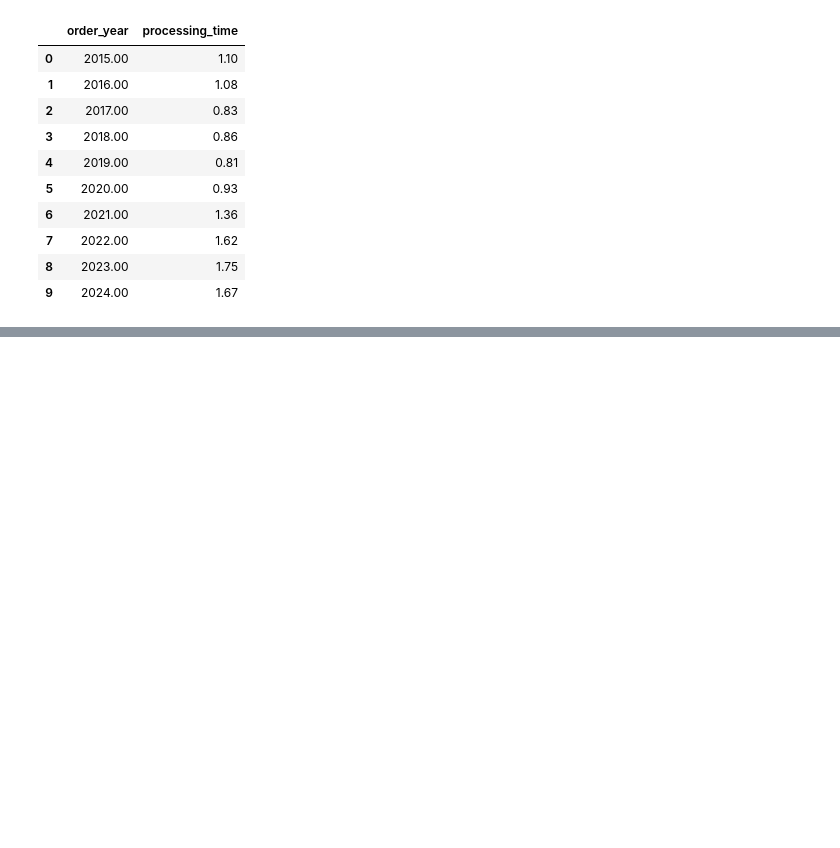
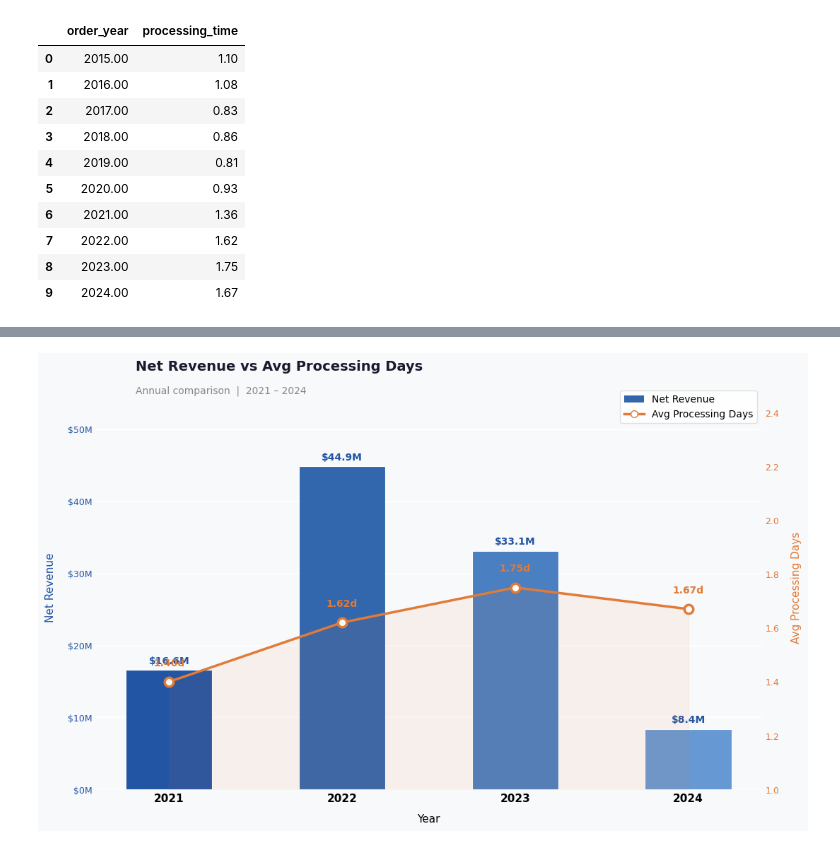
Before and after one commit to bonsoul/Data_Engineering101, a Jupyter notebook: DATE&TIME.ipynb, the cells around one changed output, grey strips where cells are left out. Cells and saved outputs as stored; diff of their text form; code cells hidden in the pictures; blank space fills up the shorter version.

```diff
--- a/DATE&TIME.ipynb
+++ b/DATE&TIME.ipynb
@@ -401,0 +422,87 @@ ORDER BY
+# %%
+
+data = {
+    'order_year': [2021, 2022, 2023, 2024],
+    'avg_processing_days': [1.40, 1.62, 1.75, 1.67],
+    'net_revenue': [16596240, 44864557, 33108566, 8396527],
+}
+
+df = pd.DataFrame(data)
+
+fig, ax1 = plt.subplots(figsize=(11, 6.5))
+fig.patch.set_facecolor('#f8f9fb')
+ax1.set_facecolor('#f8f9fb')
+
+# --- Gradient-effect bars using stacked thin bars ---
+bar_width = 0.5
+colors = ['#2255a4', '#3266ad', '#4a7fc1', '#6699d4']
+bars = ax1.bar(df['order_year'], df['net_revenue'], width=bar_width,
+               color=colors, edgecolor='white', linewidth=0.8,
+               zorder=3, label='Net Revenue')
+
+# --- Bar value labels ---
+for bar in bars:
+    h = bar.get_height()
+    ax1.text(bar.get_x() + bar.get_width()/2, h + 600000,
+             f'${h/1e6:.1f}M', ha='center', va='bottom',
+             fontsize=10, fontweight='bold', color='#2255a4')
+
+ax1.set_ylabel('Net Revenue', fontsize=11, color='#2255a4', labelpad=12)
+ax1.tick_params(axis='y', labelcolor='#2255a4', labelsize=9)
+ax1.yaxis.set_major_formatter(plt.FuncFormatter(lambda v, _: f'${v/1e6:.0f}M'))
+ax1.set_ylim(0, df['net_revenue'].max() * 1.25)
+ax1.set_xticks(df['order_year'])
+ax1.set_xticklabels(df['order_year'], fontsize=11, fontweight='bold')
+ax1.set_xlabel('Year', fontsize=11, labelpad=10)
+ax1.spines[['top', 'right', 'left', 'bottom']].set_visible(False)
+ax1.tick_params(axis='x', length=0)
+ax1.tick_params(axis='y', length=0)
+ax1.grid(axis='y', color='white', linewidth=1.5, zorder=0)
+
+# --- Line: Avg Processing Days ---
+ax2 = ax1.twinx()
+ax2.set_facecolor('#f8f9fb')
+
+ax2.plot(df['order_year'], df['avg_processing_days'],
+         color='#e07b39', linewidth=2.5, zorder=5,
+         marker='o', markersize=9, markerfacecolor='white',
+         markeredgecolor='#e07b39', markeredgewidth=2.5,
+         label='Avg Processing Days')
+
+# --- Shaded area under line ---
+ax2.fill_between(df['order_year'], df['avg_processing_days'],
+                 alpha=0.08, color='#e07b39', zorder=2)
+
+# --- Line value labels ---
+for x, y in zip(df['order_year'], df['avg_processing_days']):
+    ax2.text(x, y + 0.06, f'{y:.2f}d',
+             ha='center', fontsize=10, fontweight='bold', color='#e07b39')
+
+ax2.set_ylabel('Avg Processing Days', fontsize=11, color='#e07b39', labelpad=12)
+ax2.tick_params(axis='y', labelcolor='#e07b39', labelsize=9, length=0)
+ax2.set_ylim(1.0, 2.5)
+ax2.spines[['top', 'left', 'bottom', 'right']].set_visible(False)
+
+# --- Title & subtitle ---
+fig.text(0.13, 1.01, 'Net Revenue vs Avg Processing Days',
+         fontsize=14, fontweight='bold', color='#1a1a2e')
+fig.text(0.13, 0.96, 'Annual comparison  |  2021 – 2024',
+         fontsize=10, color='#888888')
+
+# --- Custom legend ---
+legend_elements = [
+    mpatches.Patch(facecolor='#3266ad', label='Net Revenue'),
+    plt.Line2D([0], [0], color='#e07b39', linewidth=2.5,
+               marker='o', markersize=7, markerfacecolor='white',
+               markeredgecolor='#e07b39', label='Avg Processing Days')
+]
+ax1.legend(handles=legend_elements, loc='upper right',
+           fontsize=10, frameon=True, framealpha=0.9,
+           edgecolor='#dddddd', facecolor='white')
+
+plt.tight_layout()
+plt.savefig('revenue_vs_processing.png', dpi=150, bbox_inches='tight',
+            facecolor='#f8f9fb')
+plt.show()
+# %% [output]
+[figure, added]
```
Also changed, not shown: parts of 3 cells of this notebook.
